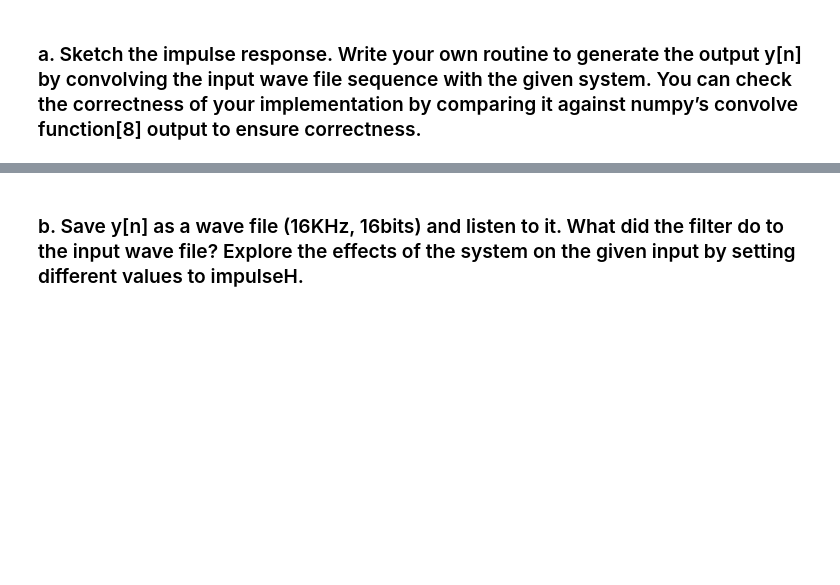
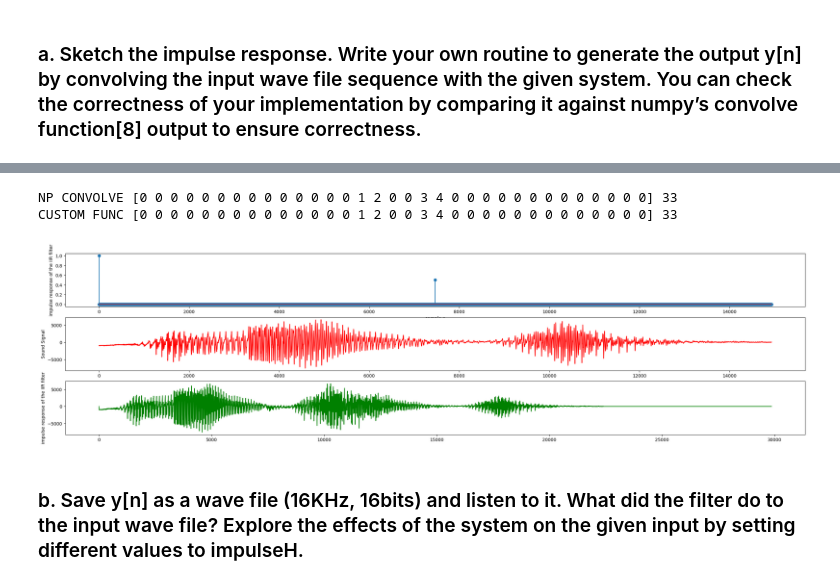
Before and after one commit to Chockaaa/CE3007-Digital-Signal-Processing-Lab, a Jupyter notebook: Lab2_Manual/Lab2_Example/Lab2Answers.ipynb, the cells around one changed output, grey strips where cells are left out. Cells and saved outputs as stored; diff of their text form; code cells hidden in the pictures; blank space fills up the shorter version.

```diff
--- a/Lab2_Manual/Lab2_Example/Lab2Answers.ipynb
+++ b/Lab2_Manual/Lab2_Example/Lab2Answers.ipynb
@@ -148,8 +155 @@ plot_wave_and_spectrogram("helloWorld_16bit.wav")
 [figure]
-# %%
-[fs, data] = extract_data_from_wav("helloWorld_16bit.wav")
-sample_size = len(data)
-impulseH = np.zeros(sample_size)
-impulseH[1] = 1
-impulseH[4000] = 0.5
-impulseH[7900] = 0.3
@@ -156,2 +166,49 @@ impulseH[7900] = 0.3
+# %%
+test_x = np.array([0,0,0,0,0,0,0,0,0,0,0,0,0,1,0,0,0,0,0,0,0,0,0,0,0,0])
+test_h = np.array([0,1,2,0,0,3,4,0])
+val_y =np.convolve(test_x,test_h)
+pred_y=custom_Convolution(test_x,test_h)
+print("NP CONVOLVE",val_y,len(val_y))
+print("CUSTOM FUNC",pred_y,len(pred_y))
+# %% [output]
+NP CONVOLVE [0 0 0 0 0 0 0 0 0 0 0 0 0 0 1 2 0 0 3 4 0 0 0 0 0 0 0 0 0 0 0 0 0] 33
+CUSTOM FUNC [0 0 0 0 0 0 0 0 0 0 0 0 0 0 1 2 0 0 3 4 0 0 0 0 0 0 0 0 0 0 0 0 0] 33
+# %%
+def Q1a():
+    [fs, signal_data] = extract_data_from_wav("helloWorld_16bit.wav")
+    n = np.arange(0,len(signal_data),1)
+    impulseH = np.zeros(len(signal_data))
+
+    impulseH[1] = 1
+    impulseH[len(signal_data)//2] = 0.5
+    #impulseH[len(signal_data)-100] = 0.3
+
+
+
+    plt.figure(figsize=(30,10))
+    plt.subplot(411)
+    plt.stem(impulseH,use_line_collection=True)
+    plt.ylabel('impulse response of the IIR filter')
+    plt.xlabel('sample n')
+    plt.subplot(412)
+    plt.ylabel('Sound Signal')
+    plt.plot(signal_data,'r')
+
+    y_n = np.convolve(signal_data,impulseH)
+    plt.subplot(413)
+    plt.ylabel('impulse response of the IIR filter')
+    plt.plot(y_n,'g')
+
+    # y_n_2 = custom_Convolution(signal_data,impulseH)
+    # plt.subplot(414)
+    # plt.ylabel('impulse response of the IIR filter 2')
+    # plt.plot(y_n_2,'y')
+    plt.show()
+
+    return [fs,y_n]
+# %%
+[fs,y_n] = Q1a()
+# %% [output]
+[figure, added]
 # %% [markdown]
 ### b. Save y[n] as a wave file (16KHz, 16bits) and listen to it. What did the filter do to the input wave file? Explore the effects of the system on the given input by setting different values to impulseH.
```
Also changed, not shown: parts of 24 cells of this notebook, 1 other file.
